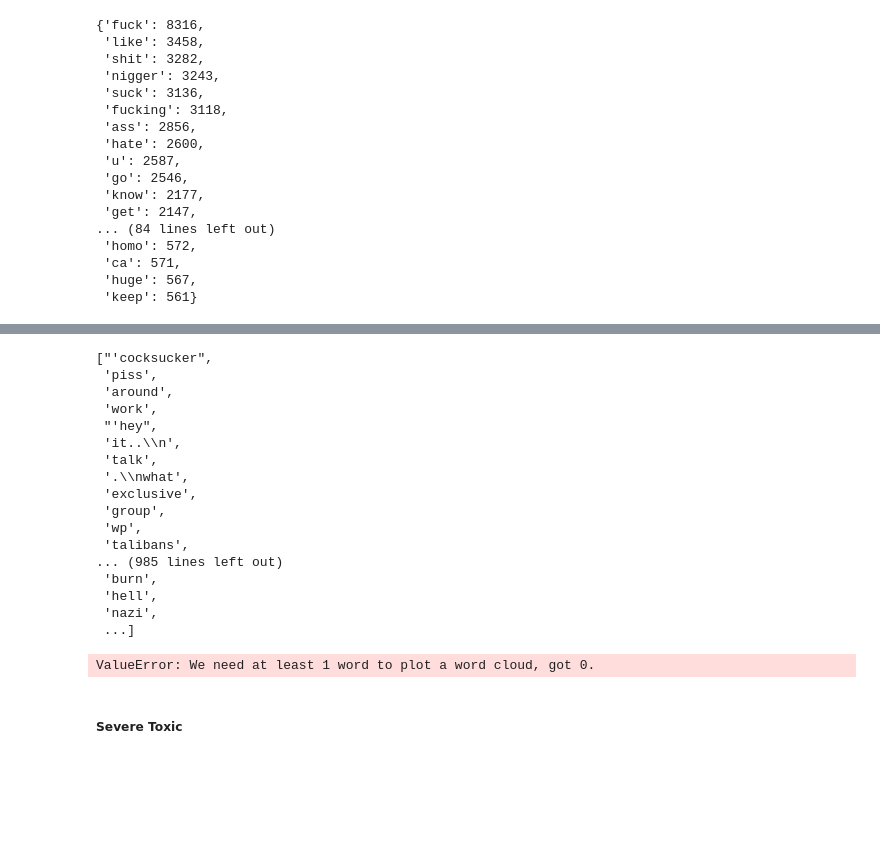
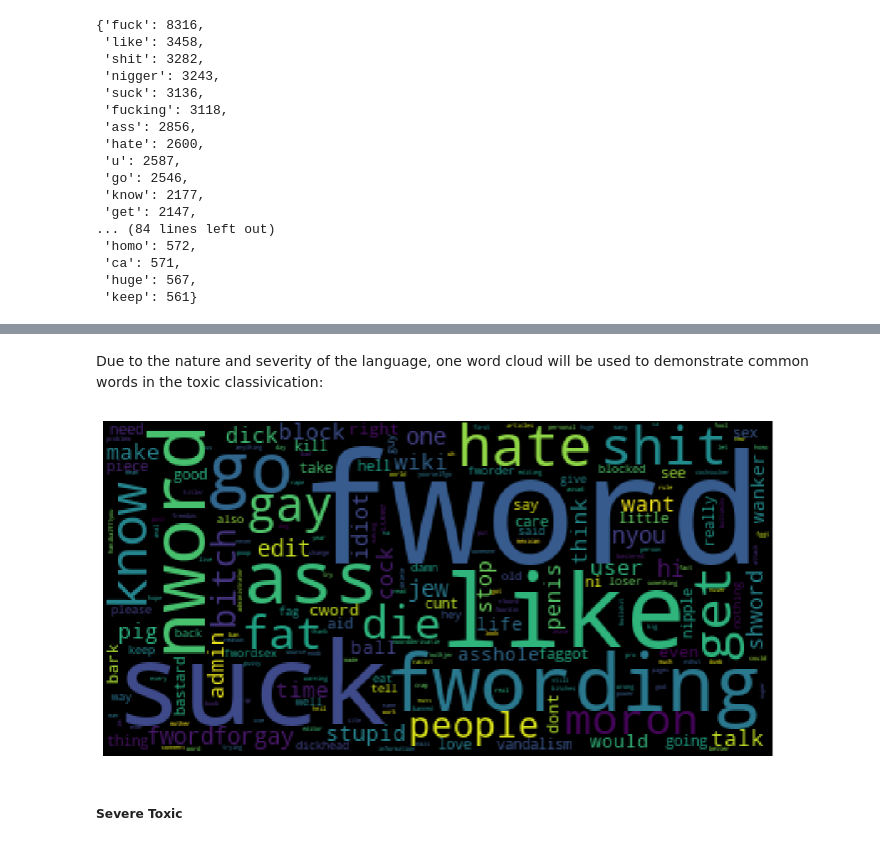
Before and after one commit to andiosika/NLP-to-identify-toxic-or-abusive-language-for-online-conversation-using-Keras-Deep-Learning-Models, a Jupyter notebook: Improving_Online_Conversation.ipynb, the cells around one changed output, grey strips where cells are left out. Saved outputs shown, nothing was run; the diff lists cells and outputs as text; code cells hidden in the pictures; blank space fills up the shorter version.

```diff
--- a/Improving_Online_Conversation.ipynb
+++ b/Improving_Online_Conversation.ipynb
@@ -705,28 +709,14 @@ dic = {'fuck': 'f$%!', 'nigger' : "n*###%" , 'nigga':'n#5#*','fucking' : 'f*@%!n
+# %%
+##creating a dictionary of primary offensive words to clean up a visual.  These are highly offensive and
+##I am completely uncomfortable even typing them for this purpose, but needs to be done.
+dic = {'fuck': 'fword', 'nigger' : "nword" , 'nigga':'nwordderivatie','fucking' : 'fwordderivative',
+               'faggot':'fwordforgay', 'cunt' : 'cword' ,'cunts' : 'cwords', 'shit': 'shword', 'fag' : 'shortenedfwordforgay',
+               "'fuck" : "'fword'", 'faggots':'fwordforgays'}
 # %%
 def replace_all(lst, dic):
-    new_str = []
+    new_lst = []
     for st in lst:
         for i, j in dic.items():
             st = st.replace(i, j)
-            new_str.append(st)
-    return str(new_str)
+            new_lst.append(st)
+    return new_lst
-# %%
-tox_toks
-# %% [output]
-["'cocksucker",
- 'piss',
- 'around',
- 'work',
- "'hey",
- 'it..\\n',
- 'talk',
- '.\\nwhat',
- 'exclusive',
- 'group',
- 'wp',
- 'talibans',
-... (985 lines left out)
- 'burn',
- 'hell',
- 'nazi',
- ...]
@@ -736,13 +727,9 @@ clean_tox_toks
-# %%
-import wordcloud
-from wordcloud import WordCloud
-wordcloud = WordCloud(stopwords=stopwords_list,collocations=False)
-wordcloud.generate(','.join(clean_tox_toks))
-plt.figure(figsize = (12, 12), facecolor = None)
-plt.imshow(wordcloud)
-plt.axis('off')
-# %% [output]
-ValueError: We need at least 1 word to plot a word cloud, got 0.
+# %% [markdown]
+Due to the nature and severity of the language, one word cloud will be used to demonstrate common words in the toxic classivication:
+# %%
+fn.wrd_cld(clean_tox_toks)
+# %% [output]
+[figure, added]
 # %% [markdown]
 ##### Severe Toxic
 # %%
```
Also changed, not shown: parts of 110 cells of this notebook, 4 other files.
